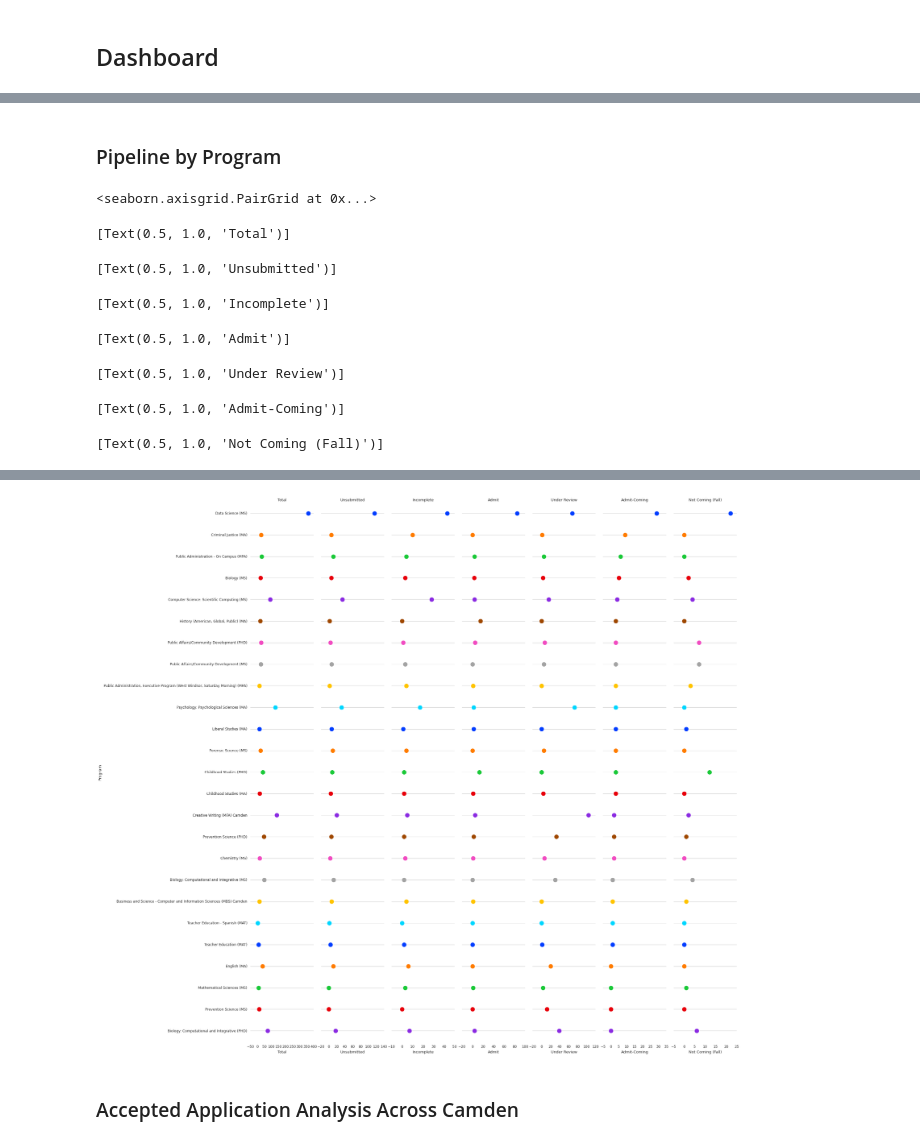
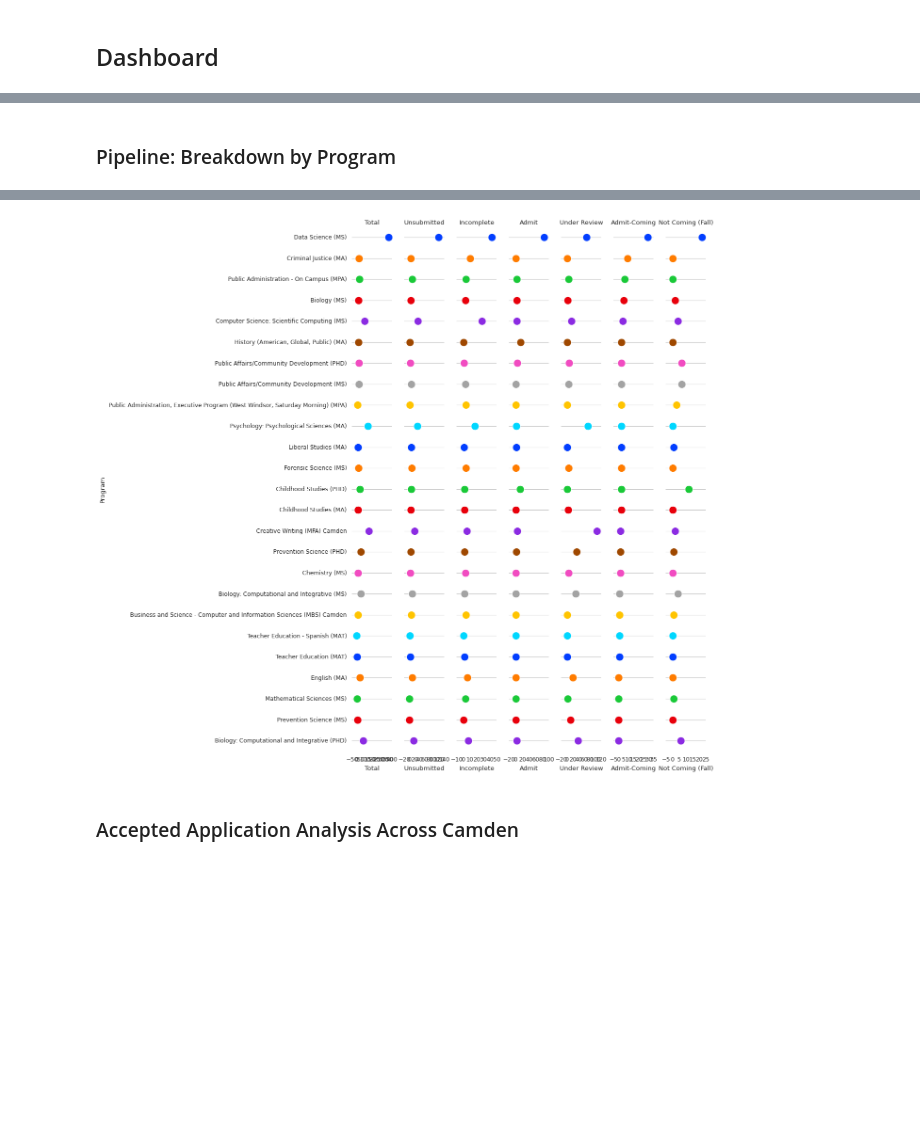
Before and after one commit to theaok/vis-sp23-ewattudo, a Jupyter notebook: PS4.ipynb, the cells around one changed output, grey strips where cells are left out. Saved outputs shown, nothing was run; the diff lists cells and outputs as text; code cells hidden in the pictures; blank space fills up the shorter version.

```diff
--- a/PS4.ipynb
+++ b/PS4.ipynb
@@ -168,6 +165,6 @@ sns.despine(left=True, bottom=True)
 [figure]
 # %% [markdown]
-### Pipeline by Program
+### Pipeline: Breakdown by Program
 # %%
 import seaborn as sns
 sns.set_theme(style="whitegrid")
@@ -175,7 +172,7 @@ sns.set_theme(style="whitegrid")
 # Make the PairGrid
 g = sns.PairGrid(programs.sort_values("Admit-Coming", ascending=False),
                  x_vars=programs.columns[:-1], y_vars=["Program"],
-                 height=25, aspect=.13)
+                 height=15, aspect=.10)
 
 # Draw a dot plot using the stripplot function
 g.map(sns.stripplot, size=15, orient="h", jitter=False,
@@ -194,13 +191,5 @@ for ax, title in zip(g.axes.flat, titles):
     ax.xaxis.grid(False)
     ax.yaxis.grid(True)
 
-sns.despine(left=True, bottom=True)
+sns.despine(left=True, bottom=True);
 # %% [output]
-<seaborn.axisgrid.PairGrid at 0x...>
-[Text(0.5, 1.0, 'Total')]
-[Text(0.5, 1.0, 'Unsubmitted')]
-[Text(0.5, 1.0, 'Incomplete')]
-[Text(0.5, 1.0, 'Admit')]
-[Text(0.5, 1.0, 'Under Review')]
-[Text(0.5, 1.0, 'Admit-Coming')]
-[Text(0.5, 1.0, 'Not Coming (Fall)')]
@@ -207,4 +198,4 @@ sns.despine(left=True, bottom=True)
-[figure, old version]
+[figure, new version]
 # %% [markdown]
 ### Accepted Application Analysis Across Camden
 # %%
```
Also changed, not shown: parts of 13 cells of this notebook.
